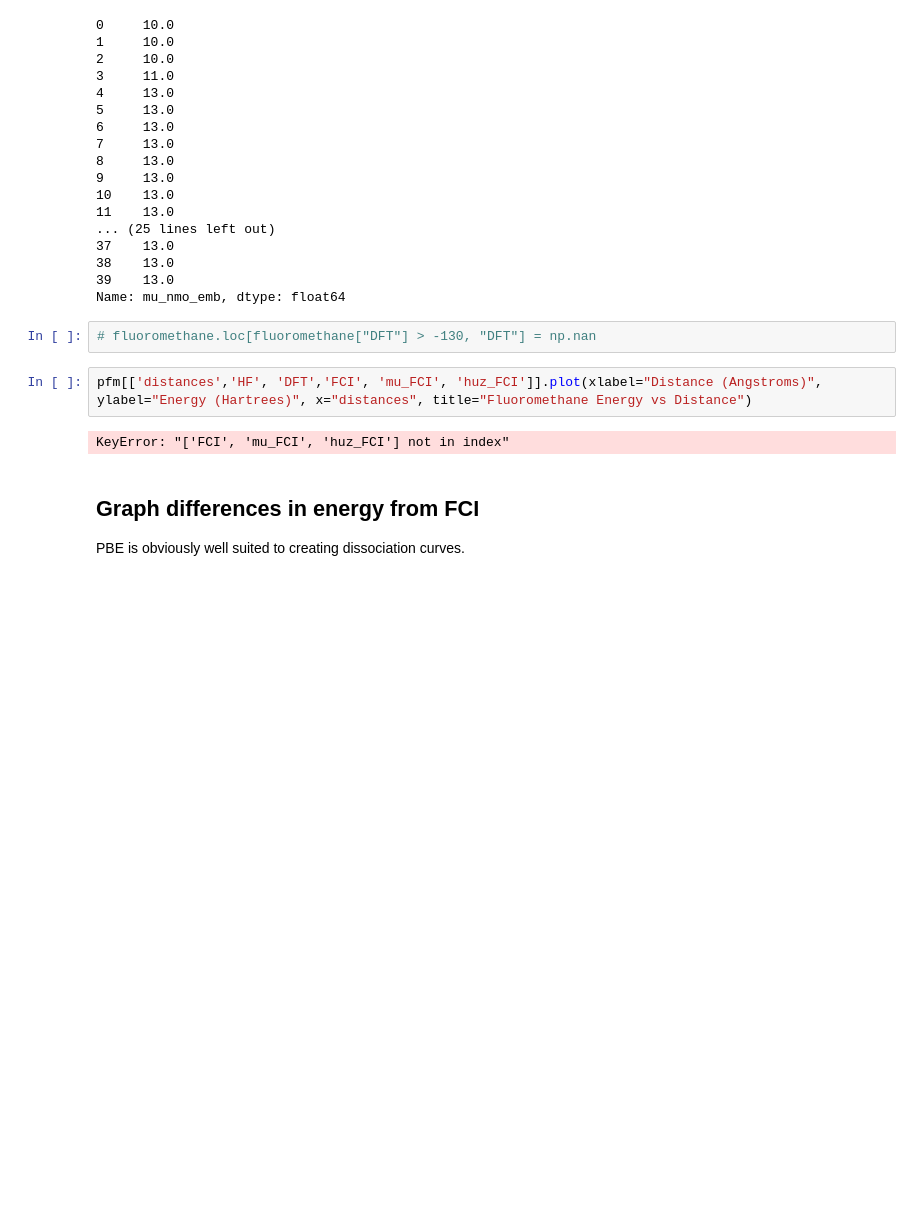
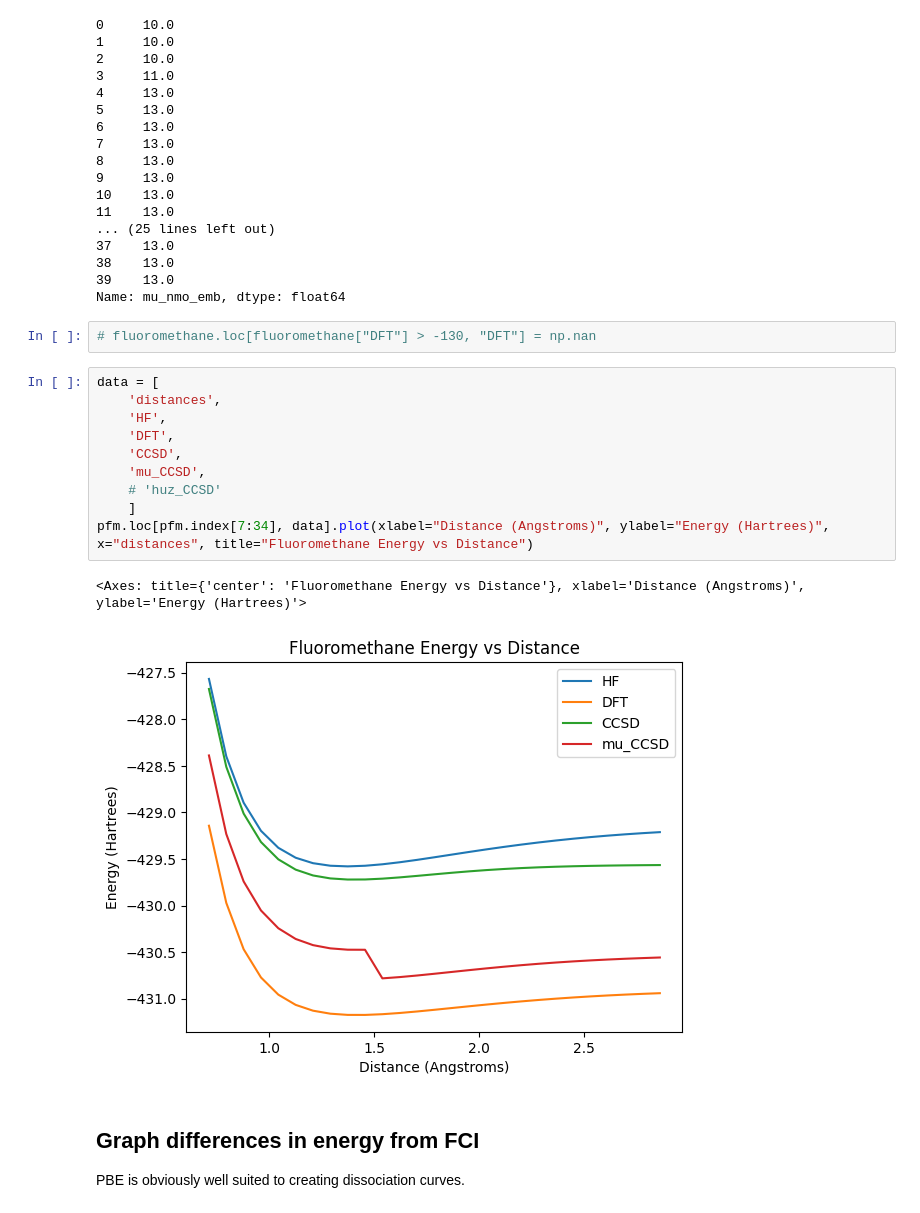
Before and after one commit to UCL-CCS/Nbed, a Jupyter notebook: docs/notebooks/publications/Solvation, Embedding and Subspace Techniques for Quantum Computing in the Chemical Sciences.ipynb, the cells around one changed output. Drawn from its saved outputs; the diff is of its cells as text; blank space fills up the shorter version.

```diff
--- a/docs/notebooks/publications/Solvation, Embedding and Subspace Techniques for Quantum Computing in the Chemical Sciences.ipynb
+++ b/docs/notebooks/publications/Solvation, Embedding and Subspace Techniques for Quantum Computing in the Chemical Sciences.ipynb
@@ -325,9 +342,18 @@ Name: mu_nmo_emb, dtype: float64
 # %%
 # fluoromethane.loc[fluoromethane["DFT"] > -130, "DFT"] = np.nan
 # %%
-pfm[['distances','HF', 'DFT','FCI', 'mu_FCI', 'huz_FCI']].plot(xlabel="Distance (Angstroms)", ylabel="Energy (Hartrees)", x="distances", title="Fluoromethane Energy vs Distance")
+data = [
+    'distances',
+    'HF',
+    'DFT',
+    'CCSD',
+    'mu_CCSD',
+    # 'huz_CCSD'
+    ]
+pfm.loc[pfm.index[7:34], data].plot(xlabel="Distance (Angstroms)", ylabel="Energy (Hartrees)", x="distances", title="Fluoromethane Energy vs Distance")
 # %% [output]
-KeyError: "['FCI', 'mu_FCI', 'huz_FCI'] not in index"
+<Axes: title={'center': 'Fluoromethane Energy vs Distance'}, xlabel='Distance (Angstroms)', ylabel='Energy (Hartrees)'>
+[figure, added]
 # %% [markdown]
 ## Graph differences in energy from FCI
 
```
Also changed, not shown: parts of 8 cells of this notebook, 5 other files.
